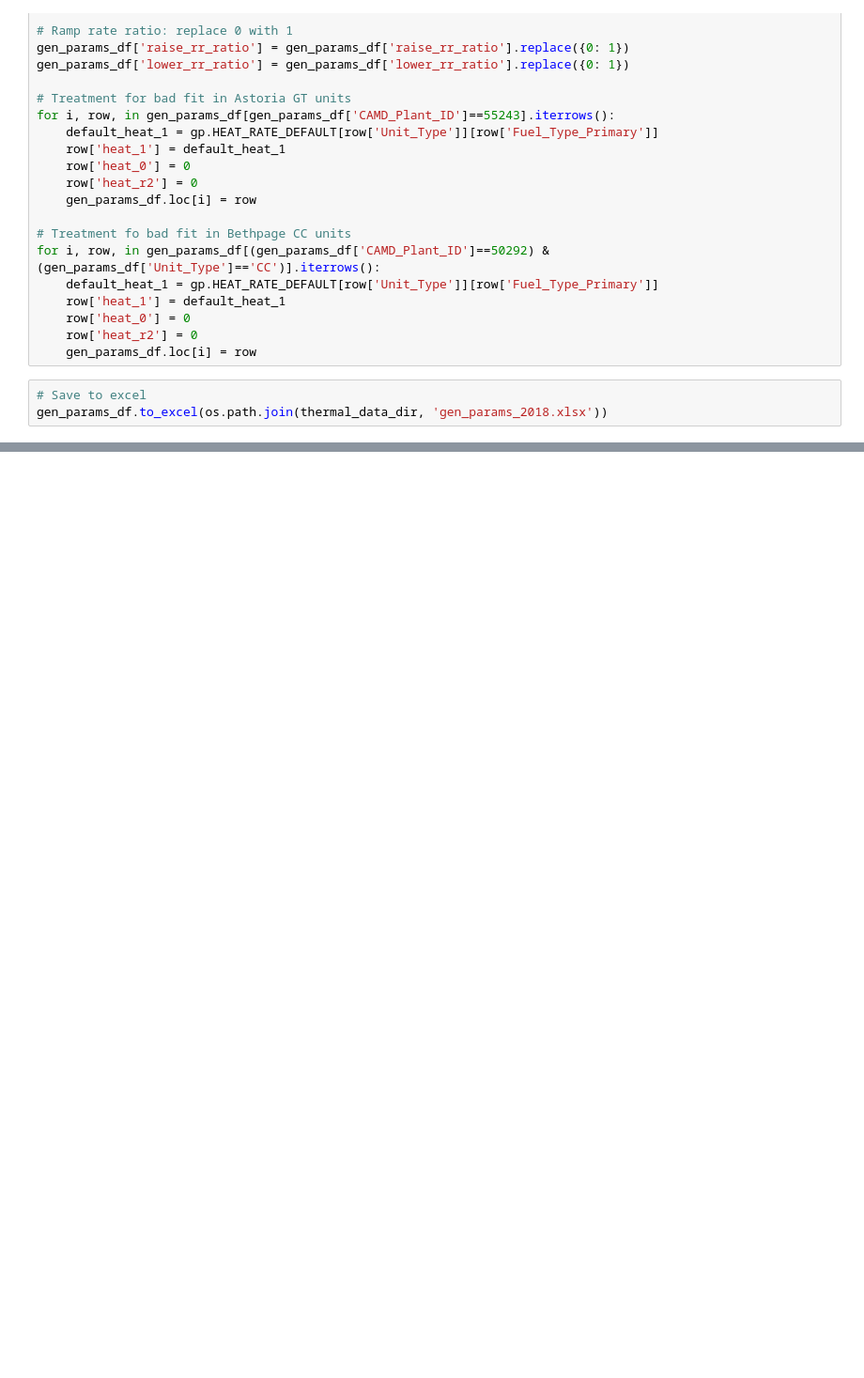
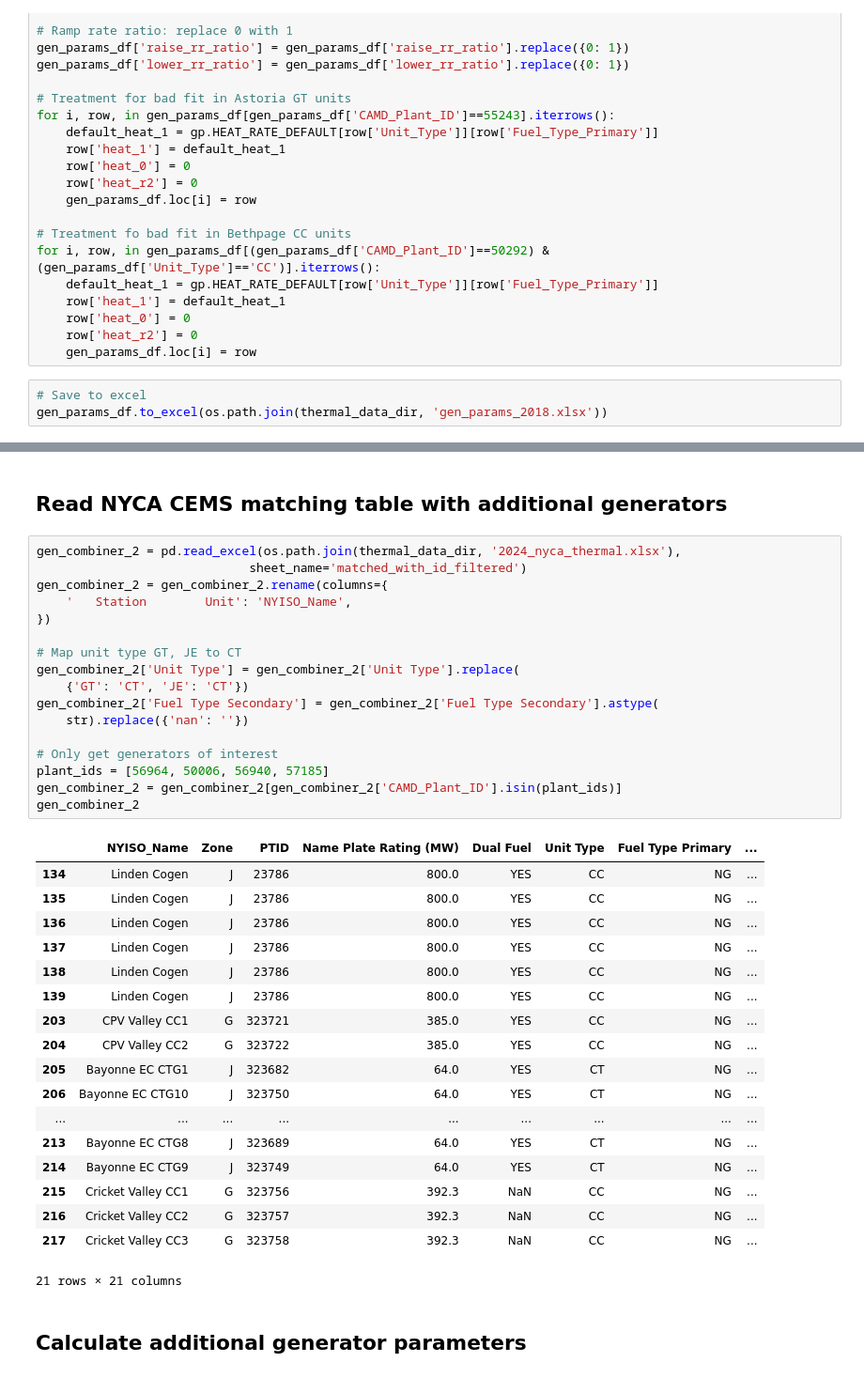
Before and after one commit to boyuan276/NYgrid-python, a Jupyter notebook: dev/calc_gen_params.ipynb, the cells around one changed output, grey strips where cells are left out. Shown at 94% size. Saved outputs shown, nothing was run; the diff lists cells and outputs as text; blank space fills up the shorter version.

Commit message:
add gen data

```diff
--- a/dev/calc_gen_params.ipynb
+++ b/dev/calc_gen_params.ipynb
@@ -291,0 +333,40 @@ gen_params_df.to_excel(os.path.join(thermal_data_dir, 'gen_params_2018.xlsx'))
+# %% [markdown]
+## Read NYCA CEMS matching table with additional generators
+# %%
+gen_combiner_2 = pd.read_excel(os.path.join(thermal_data_dir, '2024_nyca_thermal.xlsx'),
+                             sheet_name='matched_with_id_filtered')
+gen_combiner_2 = gen_combiner_2.rename(columns={
+    '   Station        Unit': 'NYISO_Name',
+})
+
+# Map unit type GT, JE to CT
+gen_combiner_2['Unit Type'] = gen_combiner_2['Unit Type'].replace(
+    {'GT': 'CT', 'JE': 'CT'})
+gen_combiner_2['Fuel Type Secondary'] = gen_combiner_2['Fuel Type Secondary'].astype(
+    str).replace({'nan': ''})
+
+# Only get generators of interest
+plant_ids = [56964, 50006, 56940, 57185]
+gen_combiner_2 = gen_combiner_2[gen_combiner_2['CAMD_Plant_ID'].isin(plant_ids)]
+gen_combiner_2
+# %% [output]
+|  | NYISO_Name | Zone | PTID | Name Plate Rating (MW) | Dual Fuel | Unit Type | Fuel Type Primary | ... |
+| 134 | Linden Cogen | J | 23786 | 800.0 | YES | CC | NG | ... |
+| 135 | Linden Cogen | J | 23786 | 800.0 | YES | CC | NG | ... |
+| 136 | Linden Cogen | J | 23786 | 800.0 | YES | CC | NG | ... |
+| 137 | Linden Cogen | J | 23786 | 800.0 | YES | CC | NG | ... |
+| 138 | Linden Cogen | J | 23786 | 800.0 | YES | CC | NG | ... |
+| 139 | Linden Cogen | J | 23786 | 800.0 | YES | CC | NG | ... |
+| 203 | CPV Valley CC1 | G | 323721 | 385.0 | YES | CC | NG | ... |
+| 204 | CPV Valley CC2 | G | 323722 | 385.0 | YES | CC | NG | ... |
+| 205 | Bayonne EC CTG1 | J | 323682 | 64.0 | YES | CT | NG | ... |
+| 206 | Bayonne EC CTG10 | J | 323750 | 64.0 | YES | CT | NG | ... |
+| ... | ... | ... | ... | ... | ... | ... | ... | ... |
+| 213 | Bayonne EC CTG8 | J | 323689 | 64.0 | YES | CT | NG | ... |
+| 214 | Bayonne EC CTG9 | J | 323749 | 64.0 | YES | CT | NG | ... |
+| 215 | Cricket Valley CC1 | G | 323756 | 392.3 | NaN | CC | NG | ... |
+| 216 | Cricket Valley CC2 | G | 323757 | 392.3 | NaN | CC | NG | ... |
+| 217 | Cricket Valley CC3 | G | 323758 | 392.3 | NaN | CC | NG | ... |
+21 rows × 21 columns
+# %% [markdown]
+## Calculate additional generator parameters
```
Also changed, not shown: parts of 11 cells of this notebook, 11 other files.
